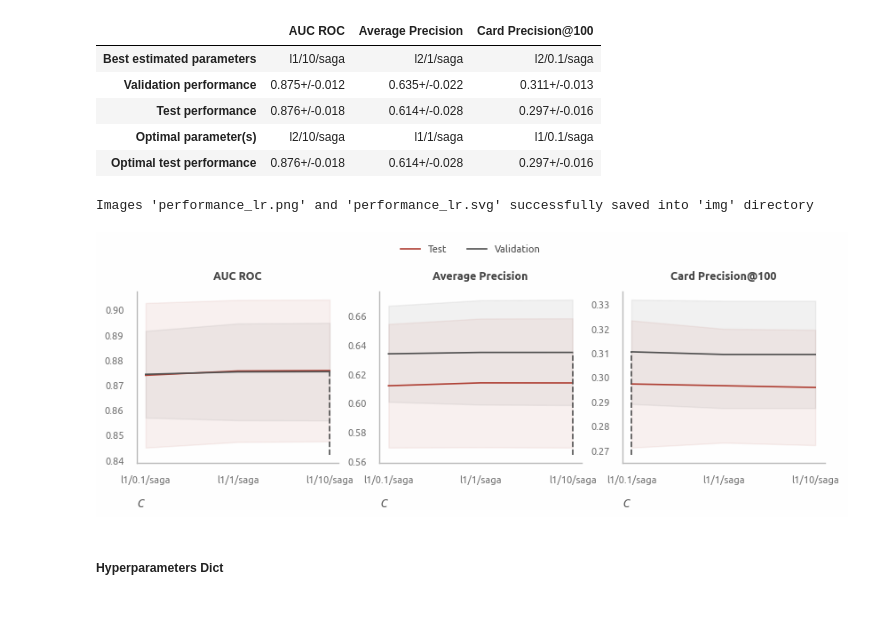
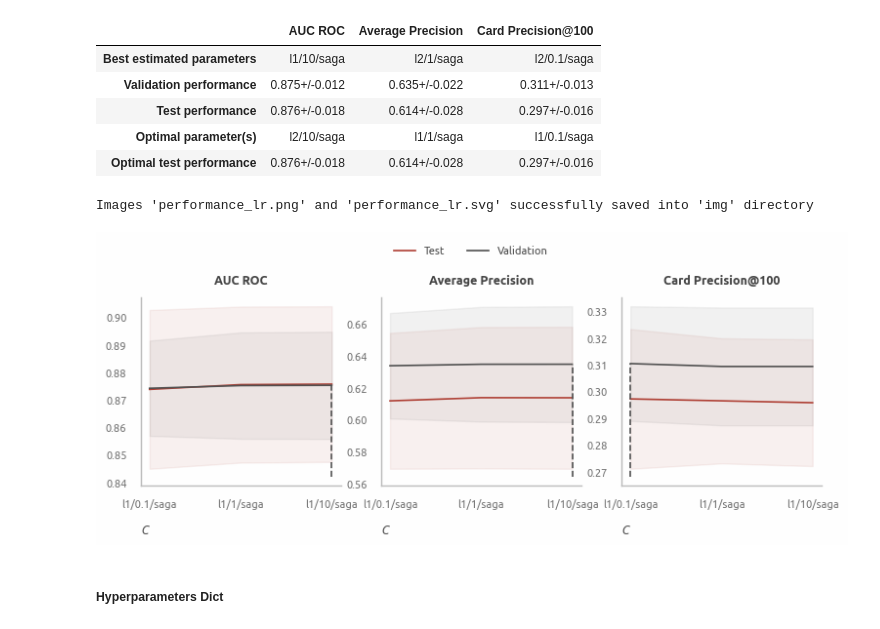
Before and after one commit to a-chasovsky/credit-card-fraud-detection, a Jupyter notebook: 2-models-evaluation.ipynb, the cells around one changed output. Drawn from its saved outputs; the diff is of its cells as text; code cells hidden in the pictures.

```diff
--- a/2-models-evaluation.ipynb
+++ b/2-models-evaluation.ipynb
@@ -138,17 +138,16 @@ performance_lr_base_plot_estmators = \
 # %%
 plot_performance(
     data=performance_lr_base_plot_estmators,
     metrics=metrics,
     subsets=subsets,
     xlabel='C',
     colors=[palette[1], palette[-1], palette[-1]],
-    figsize=(10, 2.5),
     save=True,
     filename='performance_lr'
 )
 # %% [output]
 Images 'performance_lr.png' and 'performance_lr.svg' successfully saved into 'img' directory
-[figure, old version]
+[figure, new version]
 # %% [markdown]
 ##### Hyperparameters Dict
 # %%
```
Also changed, not shown: parts of 1 cell of this notebook, 9 other files.
